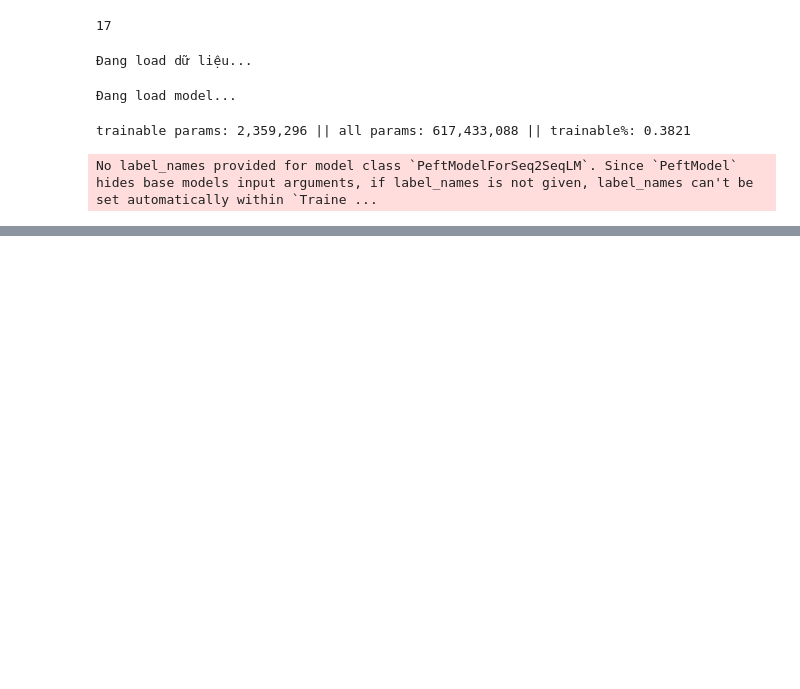
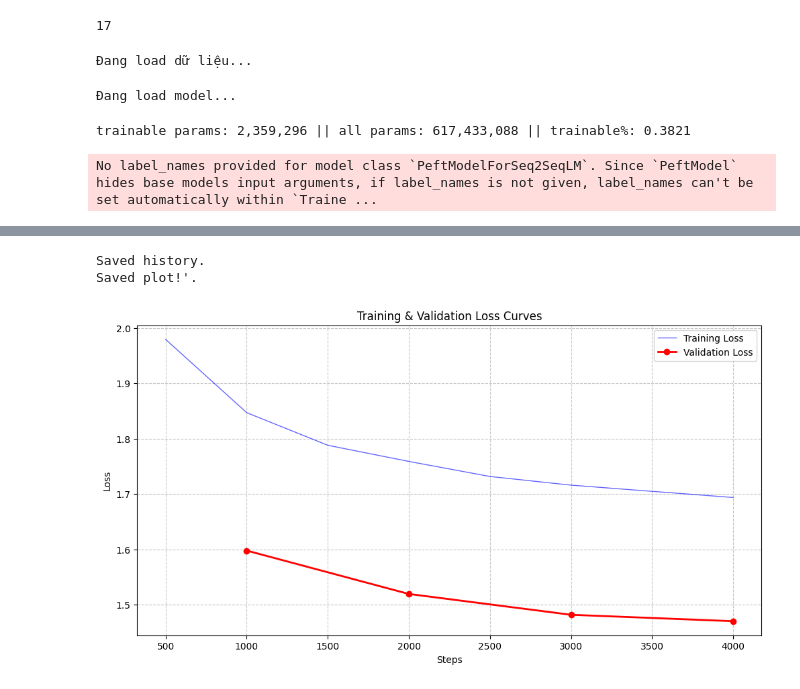
Before and after one commit to hoang0205/VLSP, a Jupyter notebook: Eng_To_Vie.ipynb, the cells around one changed output, grey strips where cells are left out. Cells and saved outputs as stored; diff of their text form; code cells hidden in the pictures; blank space fills up the shorter version.

```diff
--- a/Eng_To_Vie.ipynb
+++ b/Eng_To_Vie.ipynb
@@ -251,3 +257,50 @@ Passing a tuple of `past_key_values` is deprecated and will be removed in Transf
+# %%
+import matplotlib.pyplot as plt
+import json
+import pandas as pd
+
+history = trainer.state.log_history
+
+with open("training_log.json", "w", encoding='utf-8') as f:
+    json.dump(history, f)
+print("Saved history.")
+
+train_data = []
+eval_data = []
+
+for log in history:
+    if "loss" in log and "step" in log:
+        train_data.append({"step": log["step"], "loss": log["loss"]})
+    if "eval_loss" in log and "step" in log:
+        eval_data.append({"step": log["step"], "loss": log["eval_loss"]})
+
+df_train = pd.DataFrame(train_data)
+df_eval = pd.DataFrame(eval_data)
+
+plt.figure(figsize=(12, 6))
+
+if not df_train.empty:
+    plt.plot(df_train["step"], df_train["loss"], label='Training Loss',
+             color='blue', alpha=0.6, linewidth=1)
+
+if not df_eval.empty:
+    plt.plot(df_eval["step"], df_eval["loss"], label='Validation Loss',
+             color='red', marker='o', linewidth=2)
+
+plt.title('Training & Validation Loss Curves')
+plt.xlabel('Steps')
+plt.ylabel('Loss')
+plt.legend()
+plt.grid(True, linestyle='--', alpha=0.7)
+
+plt.savefig("loss_plot_eng_to_vie.png")
+print("Saved plot!'.")
+
+plt.show()
+# %% [output]
+Saved history.
+Saved plot!'.
+[figure, added]
 # %%
 import os
 
```
Also changed, not shown: parts of 5 cells of this notebook.
